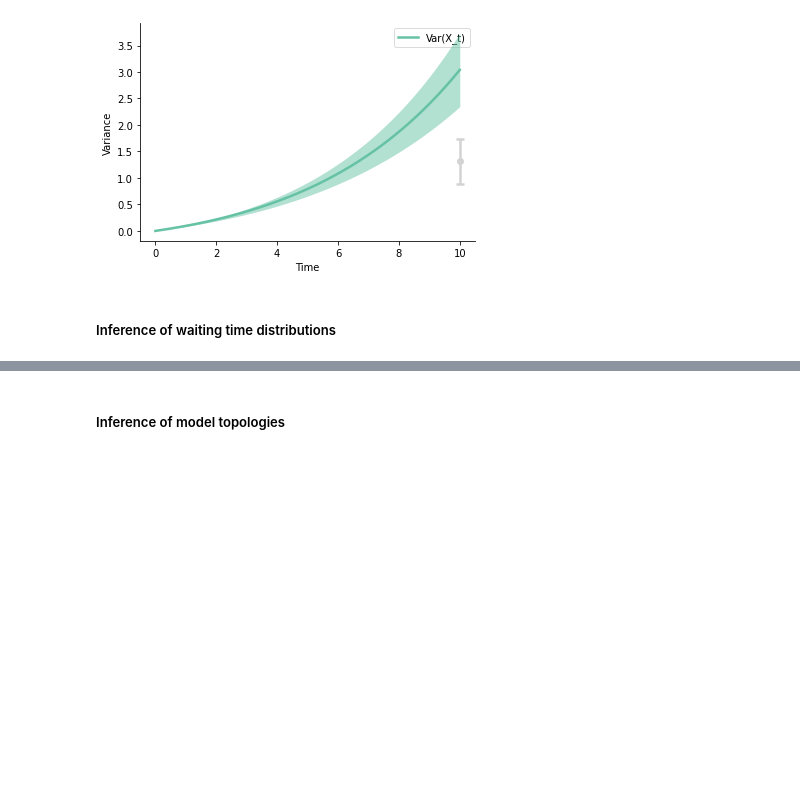
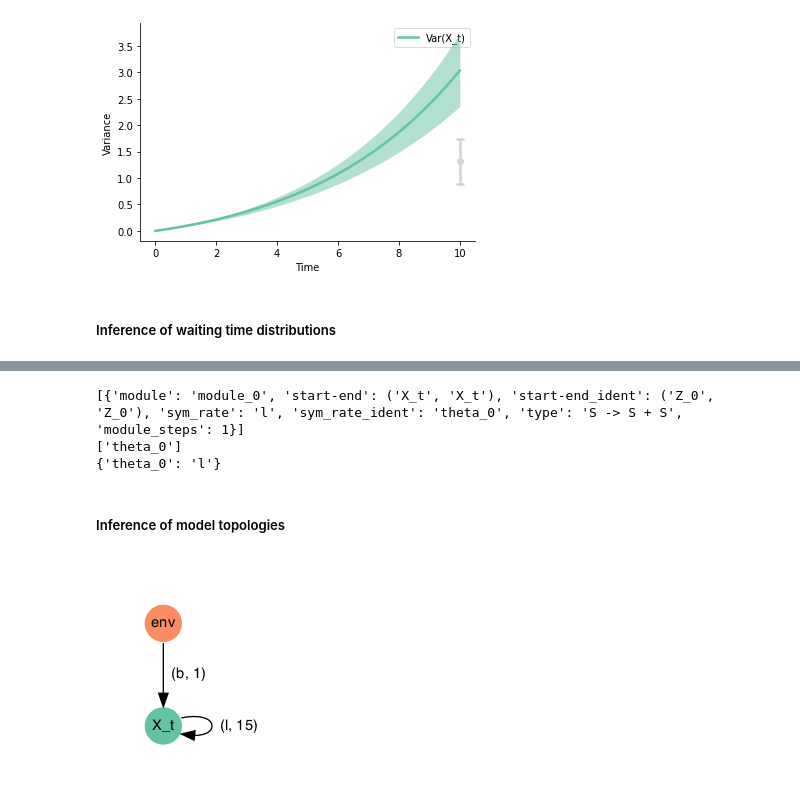
Before and after one commit to mauricelanghinrichs/memocell, a Jupyter notebook: examples/ex03_inferences.ipynb, the cells around one changed output, grey strips where cells are left out. Drawn from its saved outputs; the diff is of its cells as text; code cells hidden in the pictures; blank space fills up the shorter version.

Commit message:
examples | first version complete

```diff
--- a/examples/ex03_inferences.ipynb
+++ b/examples/ex03_inferences.ipynb
@@ -399,2 +327,40 @@ def waiting_time_distr_samples_div(x, res, samples, time_max, mprior):
+# %%
+### some additional remarks below for people who
+### want to go further (multi-reaction models,
+### phase-type waiting times, etc.)
+
+# for more complicated models you need to read out
+# the hidden step numbers from the correct module
+# ('module_id' in 'waiting_time_distr_samples')
+# you can take this info from
+est = est_res[0]
+print(est.net.net_modules)
+
+# also you need to get the right rate from the
+# parameter array ('theta' and 'theta_id')
+# the order in 'theta' corresponds to
+print(est.net.net_theta_symbolic)
+# and you can look up your rate symbol with
+print(est.net.net_rates_identifier)
+
+### as an example: a code snippet to read out
+### a phase-type waiting time pdf that was
+### implemented via 2 parallel Erlang channels;
+### there are now 2 module_id's and theta_id's
+# n_d1 = est.net.net_modules[0]['module_steps']
+# n_d2 = est.net.net_modules[1]['module_steps']
+# rate_1 = theta[0]
+# rate_2 = theta[1]
+
+### obtain the phase-type density with utils methods
+### (see also example 01)
+# alpha, S = me.utils.phase_type_from_parallel_erlang2(rate_1, rate_2, n_d1, n_d2)
+# density = me.utils.phase_type_pdf(alpha, S, times)
+### this code can be plugged into 'waiting_time_distr_samples'
+### in the '###' quoted block
+# %% [output]
+[{'module': 'module_0', 'start-end': ('X_t', 'X_t'), 'start-end_ident': ('Z_0', 'Z_0'), 'sym_rate': 'l', 'sym_rate_ident': 'theta_0', 'type': 'S -> S + S', 'module_steps': 1}]
+['theta_0']
+{'theta_0': 'l'}
 # %% [markdown]
 ##### Inference of model topologies
@@ -403,0 +367,36 @@ def waiting_time_distr_samples_div(x, res, samples, time_max, mprior):
+# %%
+# memocell can also be used to infer posterior
+# probabilities of network topologies;
+# with 'topology' we mean the connectivity of the networks
+# *beyond* the structure to implement the waiting times;
+# for example, how different cell types are connected
+# through differentiation reactions in more complex
+# lineage pathways
+
+# instead of looking at such lineage topologies (check
+# our release paper for that), we continue with our
+# cell division process here:
+# we want to find out whether our cell number data might
+# also be explained by an alternative model topology,
+# where -- next to cell divisions from the single
+# starting cell -- cells might also influx from an
+# unknown outside compartment
+
+# to analyse this, we create a second model set of
+# 7 new models that now have an additonal influx
+def make_net_influx(n):
+    net = me.Network(f'net_div_erl{n}_influx')
+    net.structure([{'start': 'X_t', 'end': 'X_t',
+                 'rate_symbol': 'l',
+                 'type': 'S -> S + S',
+                 'reaction_steps': n},
+                  {'start': 'env', 'end': 'X_t',
+                 'rate_symbol': 'b',
+                 'type': '-> E',
+                 'reaction_steps': 1}])
+    return net
+
+nets_influx = [make_net_influx(n) for n in [1, 5, 10, 15, 20, 25, 30]]
+me.plots.net_main_plot(nets_influx[3]);
+# %% [output]
+[figure, added]
```
Also changed, not shown: parts of 19 cells of this notebook, 2 other files.
